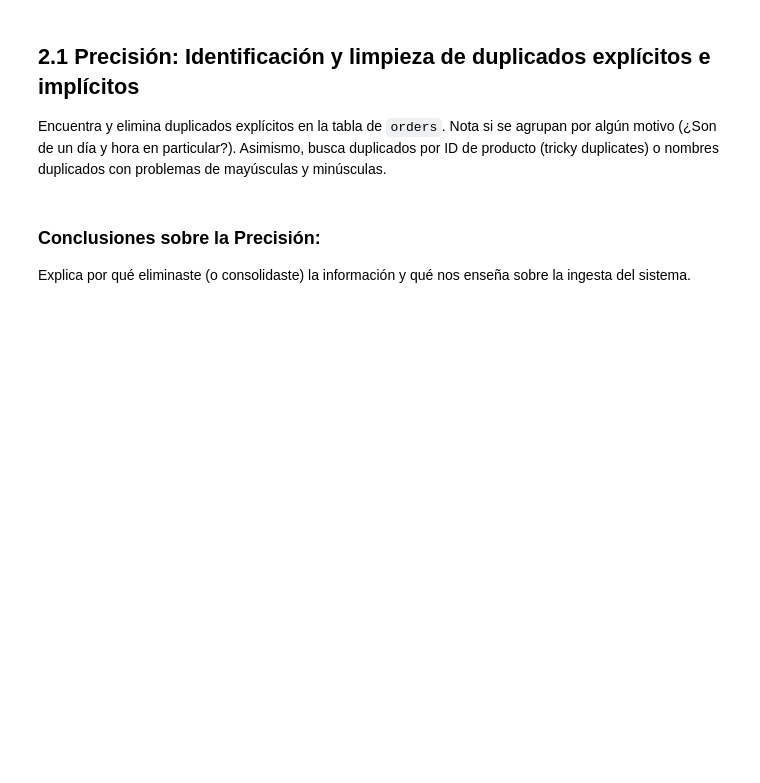
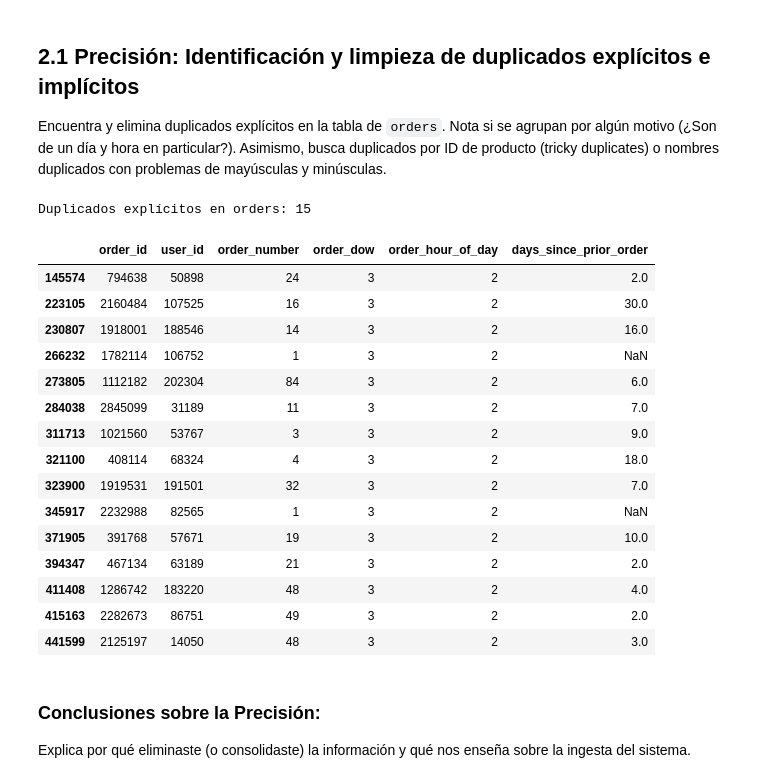
Before and after one commit to osbonilla/ds-week-2, a Jupyter notebook: taller_3_nombre_apellido.ipynb, the cells around one changed output. Cells and saved outputs as stored; diff of their text form; code cells hidden in the pictures; blank space fills up the shorter version.

```diff
--- a/taller_3_nombre_apellido.ipynb
+++ b/taller_3_nombre_apellido.ipynb
@@ -100,6 +123,31 @@ Basado en la teoría vista, somete a tus 5 tablas al escrutinio en las cuatro di
 # %% [markdown]
 ## 2.1 Precisión: Identificación y limpieza de duplicados explícitos e implícitos
 Encuentra y elimina duplicados explícitos en la tabla de `orders`. Nota si se agrupan por algún motivo (¿Son de un día y hora en particular?). Asimismo, busca duplicados por ID de producto (tricky duplicates) o nombres duplicados con problemas de mayúsculas y minúsculas.
+# %%
+# Ver la cantida de duplicados explícitos en orders
+dupl_orders = orders[orders.duplicated()]
+print(f"Duplicados explícitos en orders: {len(dupl_orders)}")
+
+# Ver los duplicados
+display(dupl_orders.head(15))
+# %% [output]
+Duplicados explícitos en orders: 15
+|  | order_id | user_id | order_number | order_dow | order_hour_of_day | days_since_prior_order |
+| 145574 | 794638 | 50898 | 24 | 3 | 2 | 2.0 |
+| 223105 | 2160484 | 107525 | 16 | 3 | 2 | 30.0 |
+| 230807 | 1918001 | 188546 | 14 | 3 | 2 | 16.0 |
+| 266232 | 1782114 | 106752 | 1 | 3 | 2 | NaN |
+| 273805 | 1112182 | 202304 | 84 | 3 | 2 | 6.0 |
+| 284038 | 2845099 | 31189 | 11 | 3 | 2 | 7.0 |
+| 311713 | 1021560 | 53767 | 3 | 3 | 2 | 9.0 |
+| 321100 | 408114 | 68324 | 4 | 3 | 2 | 18.0 |
+| 323900 | 1919531 | 191501 | 32 | 3 | 2 | 7.0 |
+| 345917 | 2232988 | 82565 | 1 | 3 | 2 | NaN |
+| 371905 | 391768 | 57671 | 19 | 3 | 2 | 10.0 |
+| 394347 | 467134 | 63189 | 21 | 3 | 2 | 2.0 |
+| 411408 | 1286742 | 183220 | 48 | 3 | 2 | 4.0 |
+| 415163 | 2282673 | 86751 | 49 | 3 | 2 | 2.0 |
+| 441599 | 2125197 | 14050 | 48 | 3 | 2 | 3.0 |
 # %% [markdown]
 ### Conclusiones sobre la Precisión:
 Explica por qué eliminaste (o consolidaste) la información y qué nos enseña sobre la ingesta del sistema.
```
Also changed, not shown: parts of 2 cells of this notebook.
